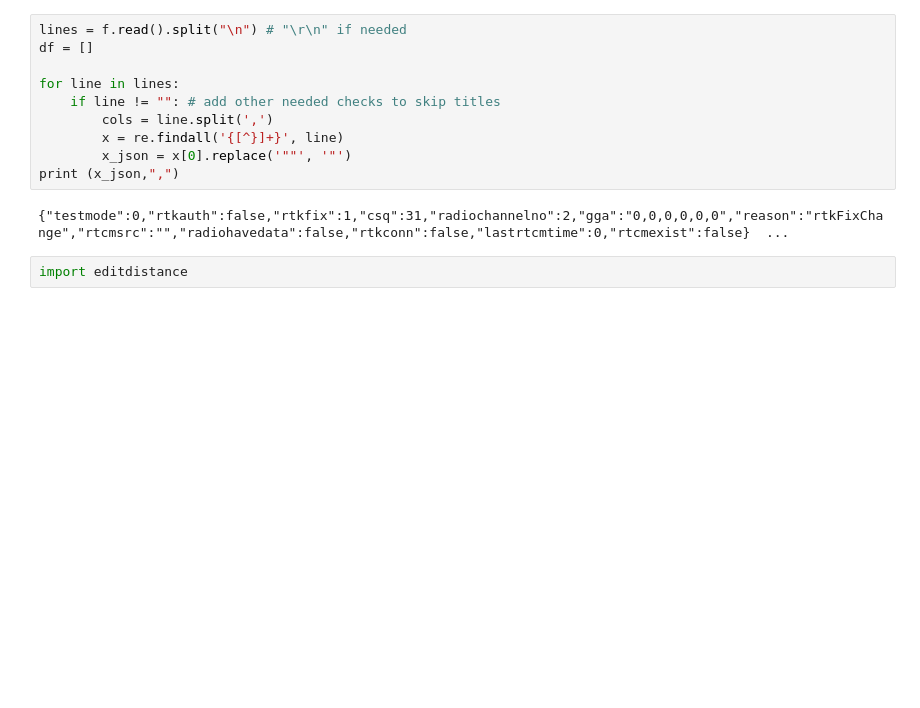
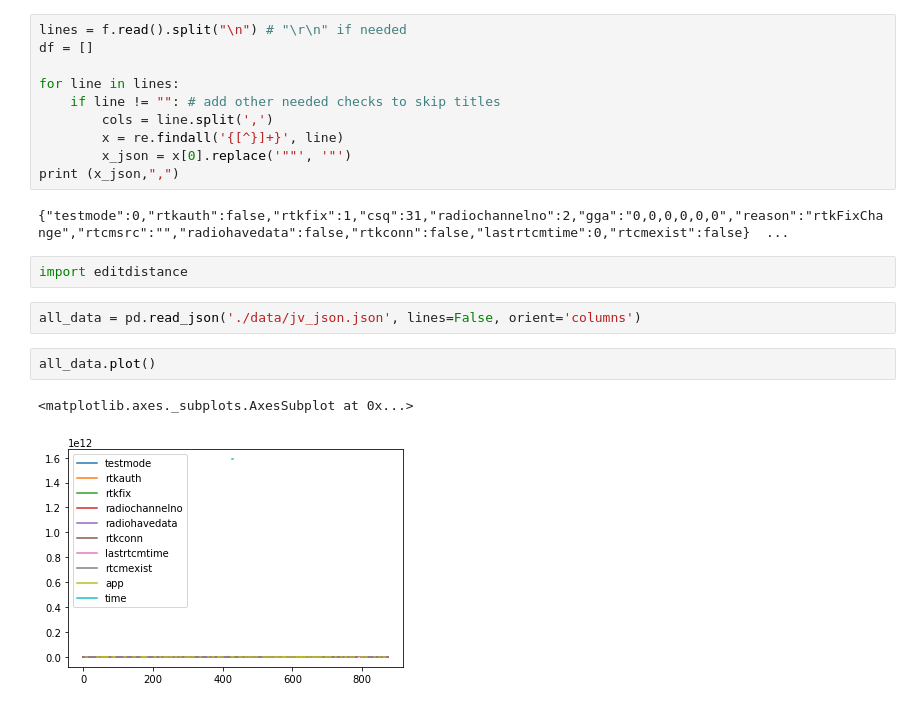
Before and after one commit to GTrunSec/Jupyter-data-science-environment, a Jupyter notebook: rtk.ipynb, the cells around one changed output. Saved outputs shown, nothing was run; the diff lists cells and outputs as text; blank space fills up the shorter version.

```diff
--- a/rtk.ipynb
+++ b/rtk.ipynb
@@ -23,3 +23,10 @@ print (x_json,",")
 {"testmode":0,"rtkauth":false,"rtkfix":1,"csq":31,"radiochannelno":2,"gga":"0,0,0,0,0,0","reason":"rtkFixChange","rtcmsrc":"","radiohavedata":false,"rtkconn":false,"lastrtcmtime":0,"rtcmexist":false}  ...
 # %%
 import editdistance
+# %%
+all_data = pd.read_json('./data/jv_json.json', lines=False, orient='columns')
+# %%
+all_data.plot()
+# %% [output]
+<matplotlib.axes._subplots.AxesSubplot at 0x...>
+[figure, added]
```
Also changed, not shown: parts of 12 cells of this notebook, 1 other file.
